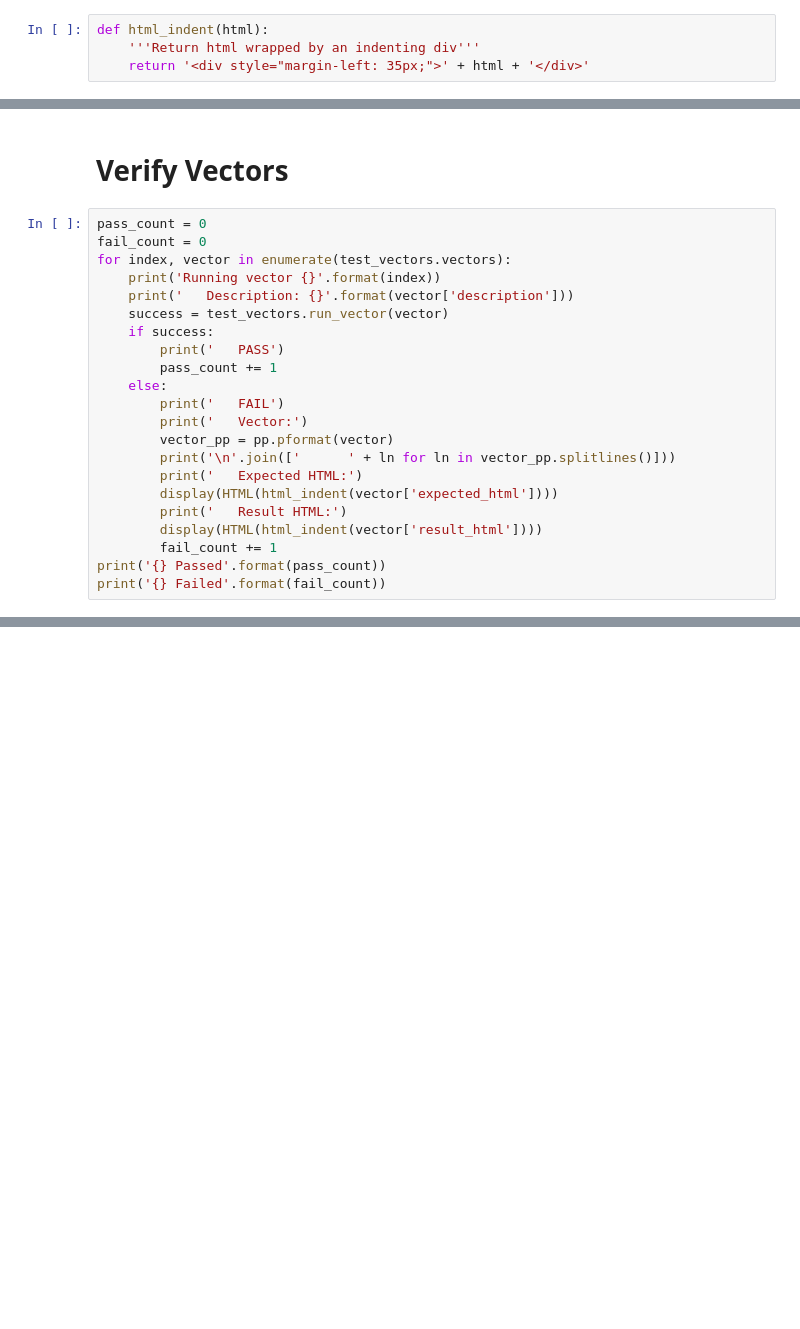
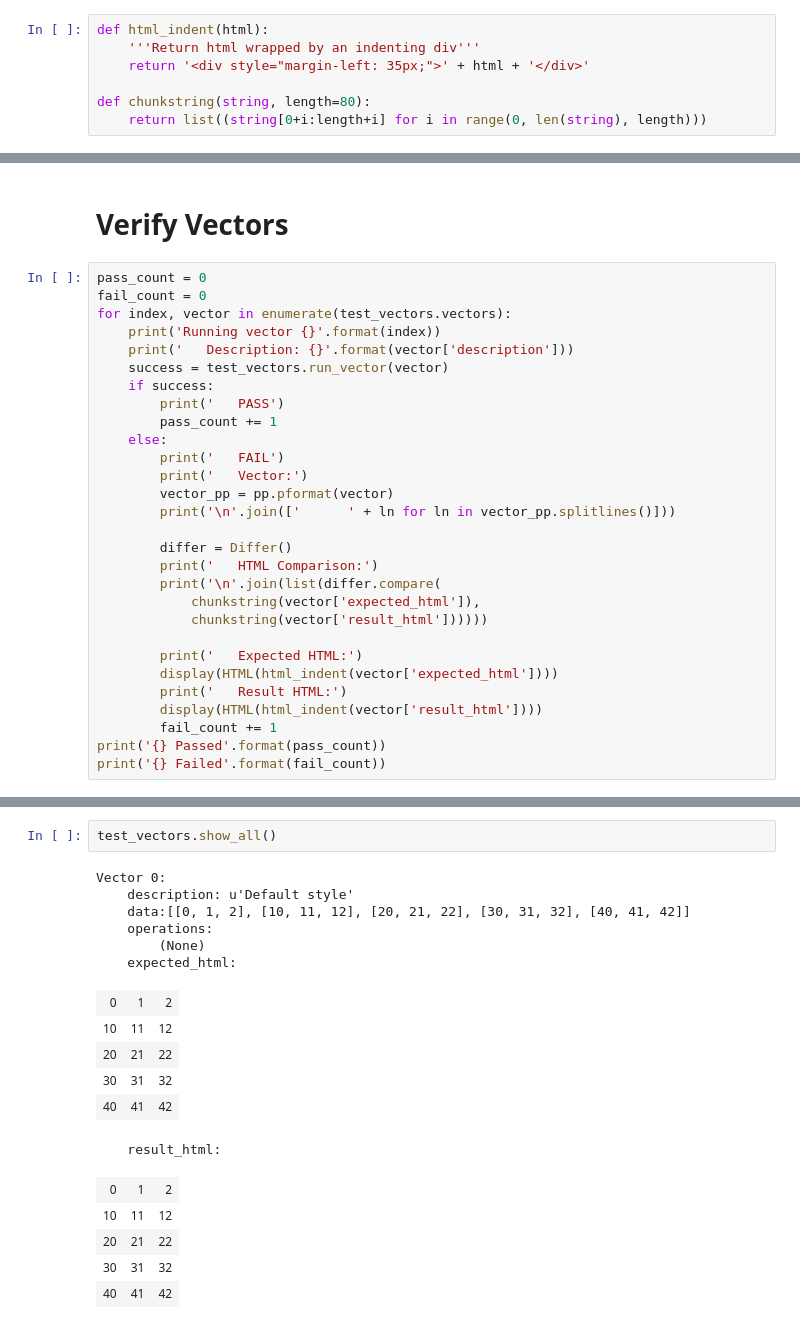
Before and after one commit to epmoyer/ipy_table, a Jupyter notebook: notebooks/ipy_table-VerifyTestVectors.ipynb, the cells around one changed output, grey strips where cells are left out. Saved outputs shown, nothing was run; the diff lists cells and outputs as text; blank space fills up the shorter version.

Commit message:
Python 3 mods, Unicode & numpy tests

```diff
--- a/notebooks/ipy_table-VerifyTestVectors.ipynb
+++ b/notebooks/ipy_table-VerifyTestVectors.ipynb
@@ -20,6 +21,9 @@ pp = pprint.PrettyPrinter(indent=4)
 def html_indent(html):
     '''Return html wrapped by an indenting div'''
     return '<div style="margin-left: 35px;">' + html + '</div>'
+
+def chunkstring(string, length=80):
+    return list((string[0+i:length+i] for i in range(0, len(string), length)))
 # %% [markdown]
 # Load vectors
 # %%
@@ -44,6 +48,13 @@ for index, vector in enumerate(test_vectors.vectors):
         print('   Vector:')
         vector_pp = pp.pformat(vector)
         print('\n'.join(['      ' + ln for ln in vector_pp.splitlines()]))
+
+        differ = Differ()
+        print('   HTML Comparison:')
+        print('\n'.join(list(differ.compare(
+            chunkstring(vector['expected_html']),
+            chunkstring(vector['result_html'])))))
+
         print('   Expected HTML:')
         display(HTML(html_indent(vector['expected_html'])))
         print('   Result HTML:')
@@ -71,0 +85,20 @@ Running vector 3
+# %%
+test_vectors.show_all()
+# %% [output]
+Vector 0:
+    description: u'Default style'
+    data:[[0, 1, 2], [10, 11, 12], [20, 21, 22], [30, 31, 32], [40, 41, 42]]
+    operations:
+        (None)
+    expected_html:
+| 0 | 1 | 2 |
+| 10 | 11 | 12 |
+| 20 | 21 | 22 |
+| 30 | 31 | 32 |
+| 40 | 41 | 42 |
+    result_html:
+| 0 | 1 | 2 |
+| 10 | 11 | 12 |
+| 20 | 21 | 22 |
+| 30 | 31 | 32 |
+| 40 | 41 | 42 |
```
Also changed, not shown: parts of 5 cells of this notebook, 9 other files.
